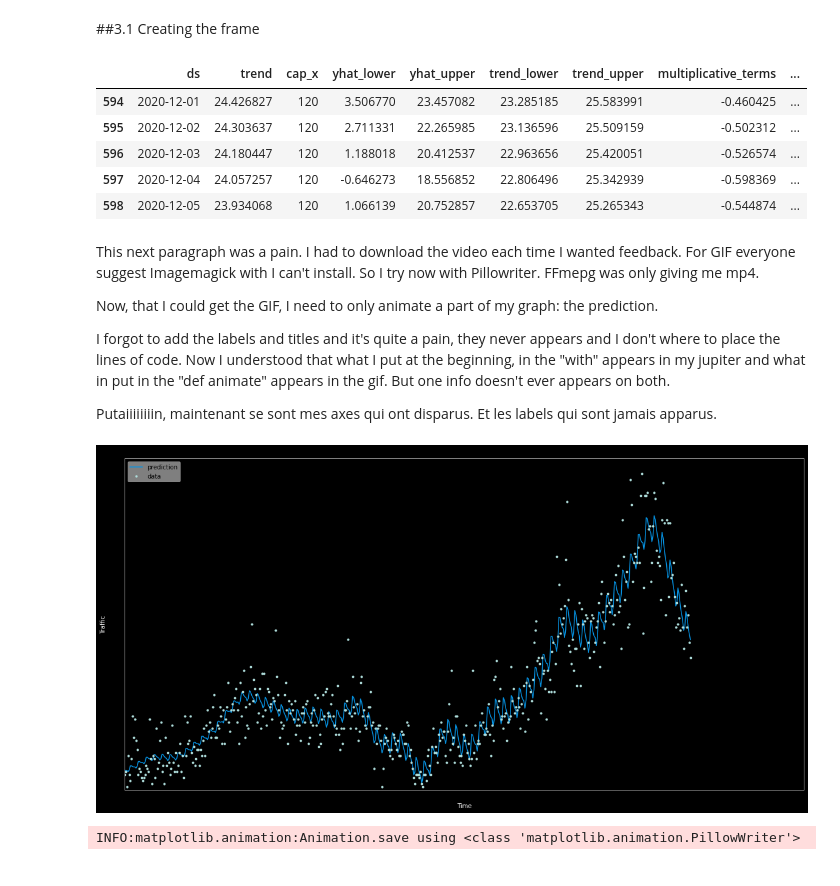
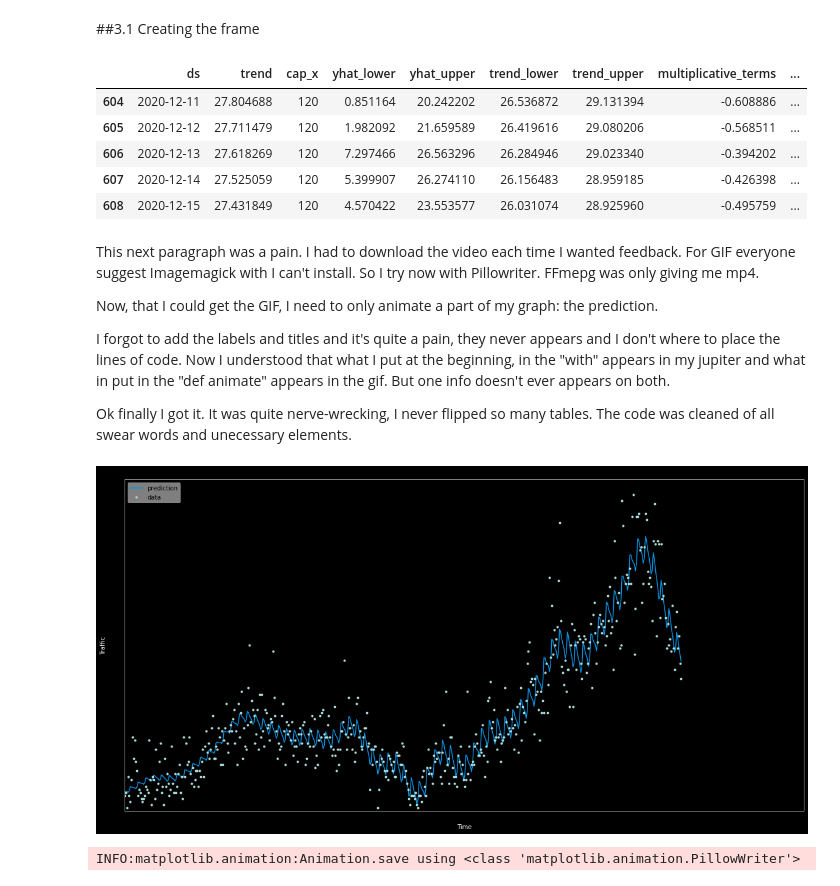
Before and after one commit to ArthurMro/Prediction_marketing, a Jupyter notebook: Prophet_GA_cs_info.ipynb, the cells around one changed output. Saved outputs shown, nothing was run; the diff lists cells and outputs as text; code cells hidden in the pictures.

```diff
--- a/Prophet_GA_cs_info.ipynb
+++ b/Prophet_GA_cs_info.ipynb
@@ -227,3 +221,3 @@ df2['floor'] = 0
 # %%
-df2.sort_values('ds', inplace=True)
+df.sort_values('ds', inplace=True)
 # %% [markdown]
@@ -233,3 +227,3 @@ Second try: didn't work. Seems that we have a problem of data types
 # %%
-df2.reset_index(inplace=True)
+df.reset_index(inplace=True)
 # %%
@@ -273,6 +264,6 @@ Now while creating the model, we'll tweak some default paramters. Indeed the pre
 # %%
 model = Prophet(changepoint_prior_scale=0.5, changepoint_range=0.9, seasonality_mode='multiplicative', yearly_seasonality = 10)
-model.fit(df2)
+model.fit(df)
 # %% [output]
 INFO:numexpr.utils:NumExpr defaulting to 2 threads.
 INFO:fbprophet:Disabling daily seasonality. Run prophet with daily_seasonality=True to override this.
@@ -406,16 +397,16 @@ forecast.head()
 # %% [markdown]
 ##3.1 Creating the frame
 # %%
-df3 = forecast.merge(df2, on='ds', how = 'left')
+df_merge = forecast.merge(df, on='ds', how = 'left')
 # %%
-df3.tail()
+df_merge.tail()
 # %% [output]
 |  | ds | trend | cap_x | yhat_lower | yhat_upper | trend_lower | trend_upper | multiplicative_terms | ... |
-| 594 | 2020-12-01 | 24.426827 | 120 | 3.506770 | 23.457082 | 23.285185 | 25.583991 | -0.460425 | ... |
-| 595 | 2020-12-02 | 24.303637 | 120 | 2.711331 | 22.265985 | 23.136596 | 25.509159 | -0.502312 | ... |
-| 596 | 2020-12-03 | 24.180447 | 120 | 1.188018 | 20.412537 | 22.963656 | 25.420051 | -0.526574 | ... |
-| 597 | 2020-12-04 | 24.057257 | 120 | -0.646273 | 18.556852 | 22.806496 | 25.342939 | -0.598369 | ... |
-| 598 | 2020-12-05 | 23.934068 | 120 | 1.066139 | 20.752857 | 22.653705 | 25.265343 | -0.544874 | ... |
+| 604 | 2020-12-11 | 27.804688 | 120 | 0.851164 | 20.242202 | 26.536872 | 29.131394 | -0.608886 | ... |
+| 605 | 2020-12-12 | 27.711479 | 120 | 1.982092 | 21.659589 | 26.419616 | 29.080206 | -0.568511 | ... |
+| 606 | 2020-12-13 | 27.618269 | 120 | 7.297466 | 26.563296 | 26.284946 | 29.023340 | -0.394202 | ... |
+| 607 | 2020-12-14 | 27.525059 | 120 | 5.399907 | 26.274110 | 26.156483 | 28.959185 | -0.426398 | ... |
+| 608 | 2020-12-15 | 27.431849 | 120 | 4.570422 | 23.553577 | 26.031074 | 28.925960 | -0.495759 | ... |
 # %% [markdown]
 This next paragraph was a pain. I had to download the video each time I wanted feedback.
 For GIF everyone suggest Imagemagick with I can't install. So I try now with Pillowriter. FFmepg was only giving me mp4.
@@ -425,7 +416,7 @@ Now, that I could get the GIF, I need to only animate a part of my graph: the pr
 I forgot to add the labels and titles and it's quite a pain, they never appears and I don't where to place the lines of code.
 Now I understood that what I put at the beginning, in the "with" appears in my jupiter and what in put in the "def animate" appears in the gif. But one info doesn't ever appears on both.
 
-Putaiiiiiiiin, maintenant se sont mes axes qui ont disparus. Et les labels qui sont jamais apparus.
+Ok finally I got it. It was quite nerve-wrecking, I never flipped so many tables. The code was cleaned of all swear words and unecessary elements.
 # %%
 with plt.style.context('dark_background'):
     fig = plt.figure(figsize=(20,10))
@@ -437,37 +428,37 @@ with plt.style.context('dark_background'):
 
     def animate(i):
 
-        lines =  df3.iloc[0:int(i+500)] #   set the variable data to contain 0 to the (i+1)th row. I wanted only the prediction, so put 535.
-        xs = []                         # Fakinel! I don't understand why but if I put  df3.iloc[0:int(i+535)] with a zero starting point, it understands EXACTLY what I want!
+        lines =  df_merge.iloc[0:int(i+500)] #   set the variable data to contain 0 to the (i+1)th row. I wanted only the prediction, so put 535.
+        xs = []                         # I put  df_merge.iloc[0:int(i+535)] with a zero starting point, it understands EXACTLY what I want!
         ys = []
         zs = []
         for line in lines:
             if len(line)>1:
                 xs = lines['ds']
                 ys = lines['yhat']
                 zs = lines['y']
 
         ax1.clear()
 
         ax1.set(title='Predicting the future traffic of my website',xlabel= "Time", ylabel='Traffic')
-        ax1.axis(xmin= (df3['ds'].min()), xmax=(df3['ds'].max())) #XX I should add margin here too.
-        ax1.axis(ymin= (df3['y'].min()-1), ymax=(df3['y'].max()+5)) #adding a bit of margin with -1 and +5
+        ax1.axis(xmin= (df_merge['ds'].min()), xmax=(df_merge['ds'].max())) #XX I should add margin here too.
+        ax1.axis(ymin= (df_merge['y'].min()-1), ymax=(df_merge['y'].max()+5)) #adding a bit of margin with -1 and +5
 
         ax1.plot(xs, ys, label='prediction', color='#0693e3')
         ax1.plot(xs, zs, marker = '.' ,linewidth = 0.0, label='data', color='#afdedc') #linewidth is not visible at 0.1, I change to 0.3
         ax1.legend(loc='upper left', frameon=True, framealpha = 0.5 )
 
 
 
 
 writergif = animation.PillowWriter(fps=30)
 
-ani = animation.FuncAnimation(fig, animate, frames = (len(forecast)-len(df2)+30), interval=10) #the amount of frames had to be changed quite a lot to make a stop at the end.
+ani = animation.FuncAnimation(fig, animate, frames = (len(forecast)-len(df)+30), interval=10) #the amount of frames had to be changed quite a lot to make a stop at the end.
 
 plt.show()
 
 writergif = animation.PillowWriter(fps=30, metadata=dict(artist='Arthur_Moreau'))
 ani.save('animation_video.gif', writer=writergif)
 # %% [output]
-[figure, old version]
+[figure, new version]
 INFO:matplotlib.animation:Animation.save using <class 'matplotlib.animation.PillowWriter'>
```
Also changed, not shown: parts of 32 cells of this notebook.
